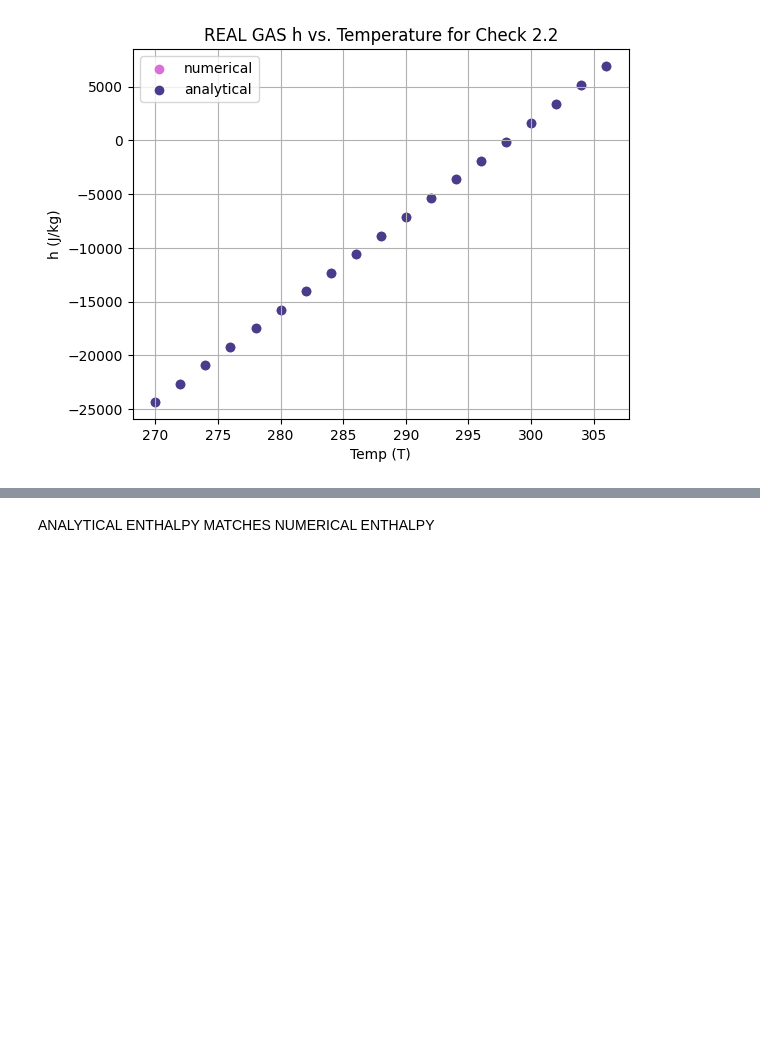
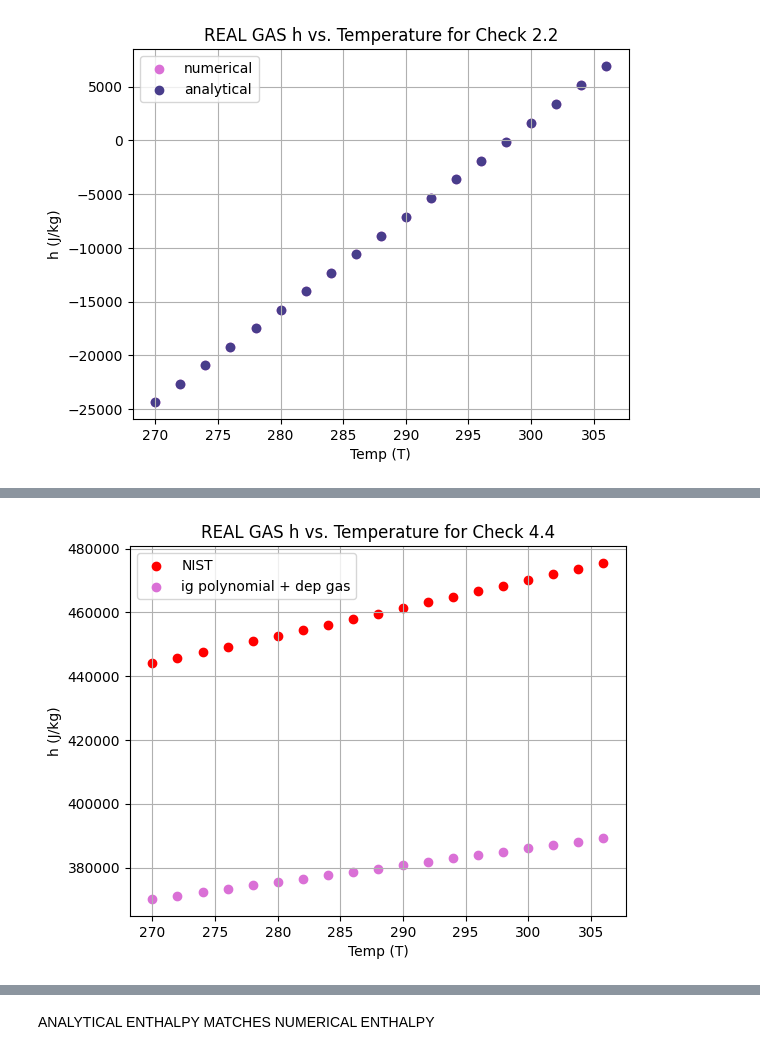
Before and after one commit to rwright403/king_hybrid, a Jupyter notebook: src/thermo_property_lookup/27-feb-2025-testing-thermo-properties.ipynb, the cells around one changed output, grey strips where cells are left out. Cells and saved outputs as stored; diff of their text form; code cells hidden in the pictures; blank space fills up the shorter version.

```diff
--- a/src/thermo_property_lookup/27-feb-2025-testing-thermo-properties.ipynb
+++ b/src/thermo_property_lookup/27-feb-2025-testing-thermo-properties.ipynb
@@ -535,0 +816,84 @@ plt.show()
+# %%
+#NOTE: From [7] T_REF = 298.15 K AND P_REF = 1 atm
+MW = (n2o_g.MW/1000) #n2o.MW in g/mol --> converted to kg/mol
+T_REF = 298.15 #K
+P_REF = 1E5 #Pa
+
+def solve_cp_ig_polynomial(T):
+    # Polynomial coefficients
+    A = 21.62
+    B = 72.81
+    C = -57.78
+    D = 18.3
+    E = 0.0
+
+    # Apply temperature limits
+    if 150 < T and T < 310:
+        T_reduced = T / 1000
+        cp = (A + B * T_reduced + C * T_reduced**2 + D * T_reduced**3 + E / (T_reduced**2)) / MW  # J/(kg K) - from [7] but modified because my MW in terms of kg not g
+        return cp
+    raise ValueError("Temperature outside of function bounds!")
+
+def analytical_integration_cp_poly_ig_enthalpy(T_REF, T):
+    # Polynomial coefficients
+    A = 21.62
+    B = 72.81
+    C = -57.78
+    D = 18.3
+    E = 0.0
+
+    # Apply temperature limits
+    if 150 < T and T < 310:
+        h = (T*( (12E16)*E - T_REF**2*( (12E10)*A + (6E6)*B*T_REF + (4E3)*C*T_REF**2 + 3*D*T_REF**3)) + T_REF*(-(12E16)*E + T**2*( (12E10)*A + (6E6)*B*T + (4E3)*C*T**2 + 3*D*T**3)))/( (12E10)*MW*T*T_REF)
+        #h = (T*(12000000000000000*E - T_REF**2*(12000000000*A + 6000000*B*T_REF + 4000*C*T_REF**2 + 3*D*T_REF**3)) + T_REF*(-12000000000000000*E + T**2*(12000000000*A + 6000000*B*T + 4000*C*T**2 + 3*D*T**3)))/(12000000000*MW*T*T_REF) + R_U/MW*T_REF
+        return h
+    raise ValueError("Temperature outside of function bounds!")
+
+
+
+
+
+NIST_enthalpy_arr = [444091.6008, 445804.5541, 447521.4833, 449242.3807, 450967.2377, 452696.0451, 454428.7931, 456165.4712, 457906.0684, 459650.5733, 461398.9740, 463151.2584, 464907.4139, 466667.4275, 468431.2863, 470198.9769, 471970.4857, 473745.7991, 475524.9031] #J/kg
+#NOTE: NIST REFERENCE STATE IS NORMAL BOILING POINT: T_BOIL = 182.5, P_ATM = 1E5
+T_BOIL = 182.5
+
+P_step_4 = 1e5 #Pa
+temp_arr = [270,272,274,276,278,280,282,284,286,288,290,292,294,296,298,300,302,304,306]
+h_numerical_arr = []
+h_analytical_arr = []
+
+
+delta_h_convert_to_nist_convetion = analytical_integration_cp_poly_ig_enthalpy(T_BOIL,T_REF)
+print("delta_h_convert_to_nist_convetion: ", delta_h_convert_to_nist_convetion)
+
+
+poly_enthalpy_l_arr = []
+poly_enthalpy_g_arr = []
+
+T_g_arr = []
+T_l_arr = []
+
+for T in temp_arr:
+    h_poly = preos_step_4.H_dep_g/MW + analytical_integration_cp_poly_ig_enthalpy(T_REF,T) + delta_h_convert_to_nist_convetion + preos_step_4.Hvap(T_BOIL)/MW
+    poly_enthalpy_g_arr.append( h_poly )
+
+    T_g_arr.append(T)
+
+    print( preos_step_4.H_dep_g/MW, analytical_integration_cp_poly_ig_enthalpy(T_REF,T), delta_h_convert_to_nist_convetion, preos_step_4.Hvap(T_BOIL)/MW )
+
+
+    #print(preos_step_4.H_dep_g/MW,analytical_integration_cp_poly_ig_enthalpy(T_REF,T), - delta_h_convert_to_nist_convetion )
+    idx = temp_arr.index(T)
+    h_nist = NIST_enthalpy_arr[idx]
+    print("difference: ", h_nist - h_poly, "percent error: ", (h_poly - h_nist)/h_nist*100)
+
+plt.scatter(temp_arr, NIST_enthalpy_arr, label = "NIST", color = 'r')
+plt.scatter(T_g_arr, poly_enthalpy_g_arr, label = "ig polynomial + dep gas", color = 'orchid')
+
+plt.xlabel('Temp (T)')
+plt.ylabel('h (J/kg)')
+plt.title('REAL GAS h vs. Temperature for Check 4.4')
+plt.legend()
+plt.grid(True)
+plt.show()
+# %% [output]
@@ -535,0 +917 @@ plt.show()
+[figure, added]
```
Also changed, not shown: parts of 14 cells of this notebook, 1 other file.
